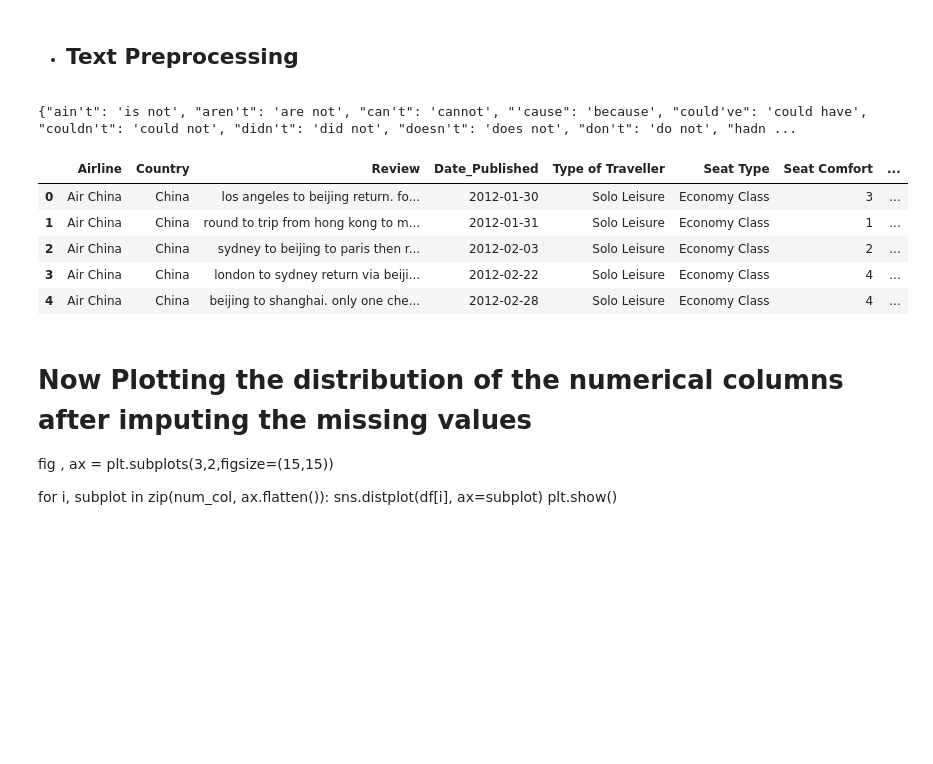
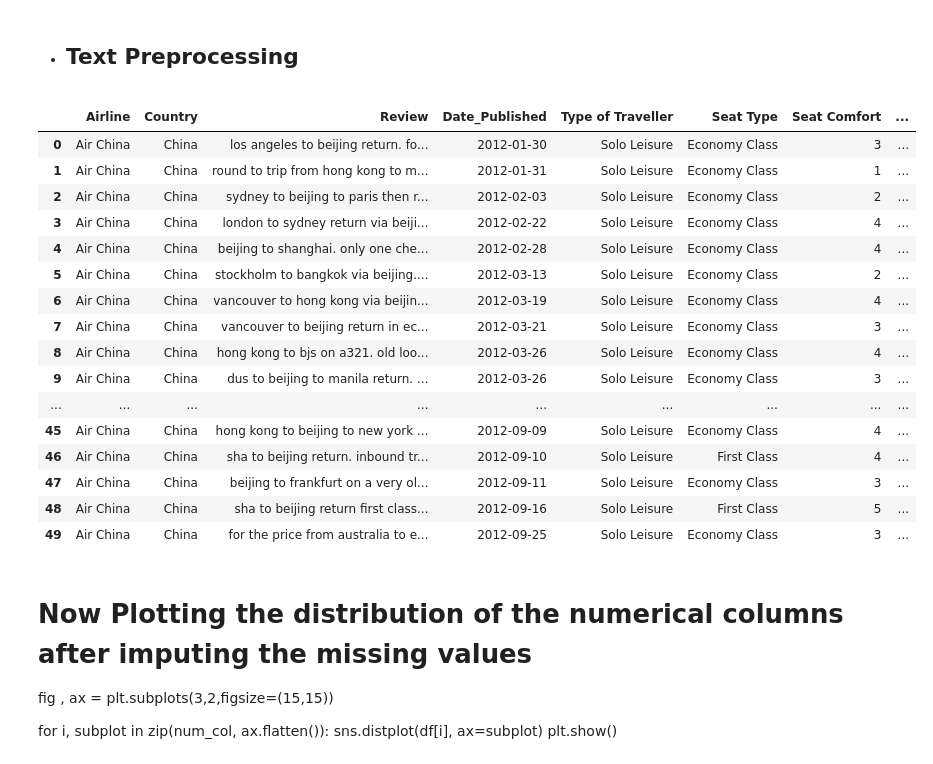
Before and after one commit to 1422-samu/Airline-Review-Sentiment-Analysis, a Jupyter notebook: Airline Data Preparation.ipynb, the cells around one changed output. Drawn from its saved outputs; the diff is of its cells as text; code cells hidden in the pictures; blank space fills up the shorter version.

```diff
--- a/Airline Data Preparation.ipynb
+++ b/Airline Data Preparation.ipynb
@@ -185,13 +185,29 @@ def cleanse_data(df):
 
     df['Sentiment'] = df['Recommended'].map({1:'Positive',0:'Negative'})
 
+    # Capitalizing the first letter of the Origin and Destination columns
+
+    df['Origin'] = df['Origin'].str.title()
+    df['Destination'] = df['Destination'].str.title()
+
+    # Mapping the Origin and Destination columns to their respective countries without map function
+
+    df['Origin'] = df['Origin'].apply(lambda x: origin_mapping[x] if x in origin_mapping.keys() else x)
+    df['Destination'] = df['Destination'].apply(lambda x: destination_mapping[x] if x in destination_mapping.keys() else x)
+
+    # Capitalizing the first letter of the Origin and Destination columns
+
+    df['Origin'] = df['Origin'].str.title()
+    df['Destination'] = df['Destination'].str.title()
+
+    # Mapping the Origin and Destination columns to their respective countries without map function
+    df['Origin_Country'] = df['Origin'].apply(lambda x: origin_to_country[x] if x in origin_to_country.keys() else x)
+    df['Destination_Country'] = df['Destination'].apply(lambda x: destination_to_country[x] if x in destination_to_country.keys() else x)
+
+
     return df
 
 df = cleanse_data(df)
 # %% [markdown]
 * ## Text Preprocessing
-# %%
-print(contraction_mapping)
-# %% [output]
-{"ain't": 'is not', "aren't": 'are not', "can't": 'cannot', "'cause": 'because', "could've": 'could have', "couldn't": 'could not', "didn't": 'did not', "doesn't": 'does not', "don't": 'do not', "hadn ...
 # %%
@@ -280,14 +297,25 @@ def text_preprocess(text):
 
 df['Review'] = df['Review'].apply(lambda x: text_preprocess(x))
 # %%
-df.head()
+df.head(50)
 # %% [output]
 |  | Airline | Country | Review | Date_Published | Type of Traveller | Seat Type | Seat Comfort | ... |
 | 0 | Air China | China | los angeles to beijing return. fo... | 2012-01-30 | Solo Leisure | Economy Class | 3 | ... |
 | 1 | Air China | China | round to trip from hong kong to m... | 2012-01-31 | Solo Leisure | Economy Class | 1 | ... |
 | 2 | Air China | China | sydney to beijing to paris then r... | 2012-02-03 | Solo Leisure | Economy Class | 2 | ... |
 | 3 | Air China | China | london to sydney return via beiji... | 2012-02-22 | Solo Leisure | Economy Class | 4 | ... |
 | 4 | Air China | China | beijing to shanghai. only one che... | 2012-02-28 | Solo Leisure | Economy Class | 4 | ... |
+| 5 | Air China | China | stockholm to bangkok via beijing.... | 2012-03-13 | Solo Leisure | Economy Class | 2 | ... |
+| 6 | Air China | China | vancouver to hong kong via beijin... | 2012-03-19 | Solo Leisure | Economy Class | 4 | ... |
+| 7 | Air China | China | vancouver to beijing return in ec... | 2012-03-21 | Solo Leisure | Economy Class | 3 | ... |
+| 8 | Air China | China | hong kong to bjs on a321. old loo... | 2012-03-26 | Solo Leisure | Economy Class | 4 | ... |
+| 9 | Air China | China | dus to beijing to manila return. ... | 2012-03-26 | Solo Leisure | Economy Class | 3 | ... |
+| ... | ... | ... | ... | ... | ... | ... | ... | ... |
+| 45 | Air China | China | hong kong to beijing to new york ... | 2012-09-09 | Solo Leisure | Economy Class | 4 | ... |
+| 46 | Air China | China | sha to beijing return. inbound tr... | 2012-09-10 | Solo Leisure | First Class | 4 | ... |
+| 47 | Air China | China | beijing to frankfurt on a very ol... | 2012-09-11 | Solo Leisure | Economy Class | 3 | ... |
+| 48 | Air China | China | sha to beijing return first class... | 2012-09-16 | Solo Leisure | First Class | 5 | ... |
+| 49 | Air China | China | for the price from australia to e... | 2012-09-25 | Solo Leisure | Economy Class | 3 | ... |
 # %% [markdown]
 # Now Plotting the distribution of the numerical columns after imputing the missing values
 
```
Also changed, not shown: parts of 3 cells of this notebook, 1 other file.
